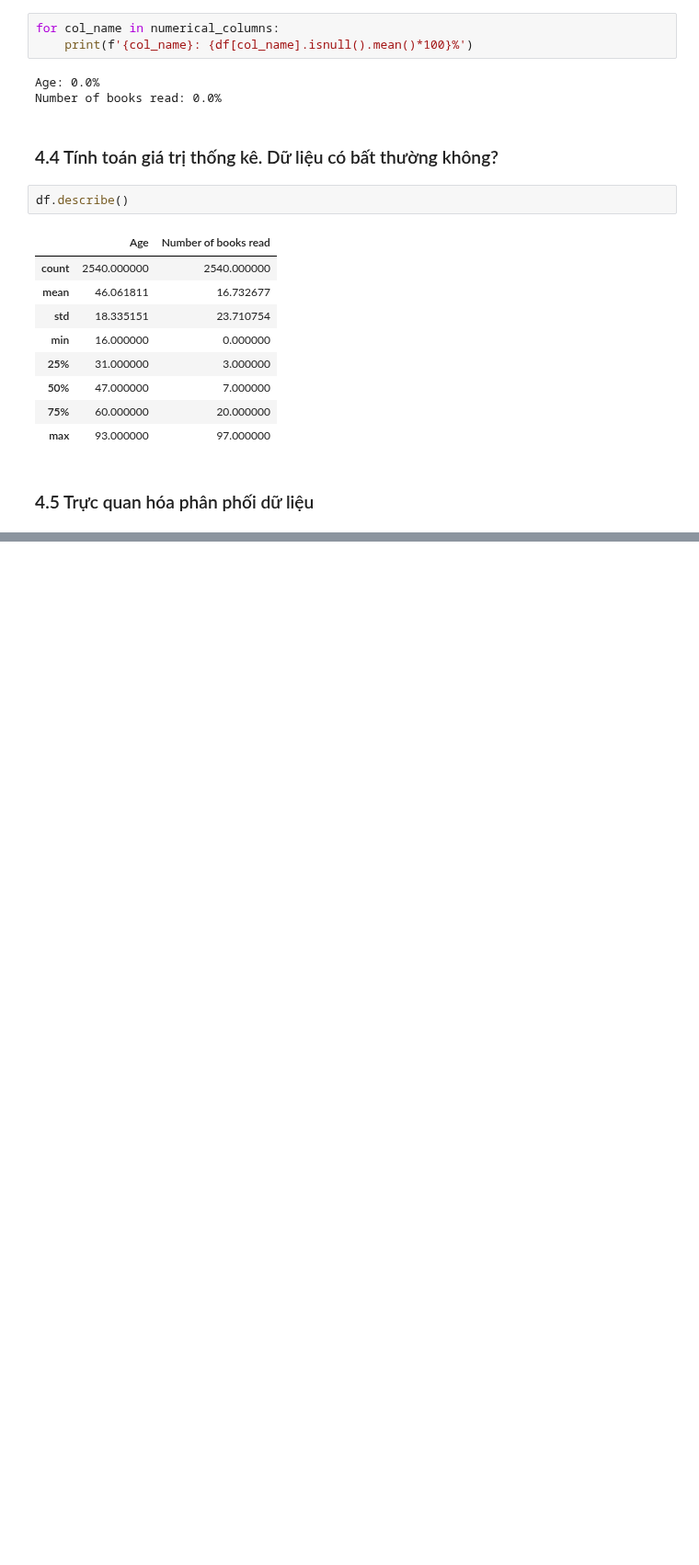
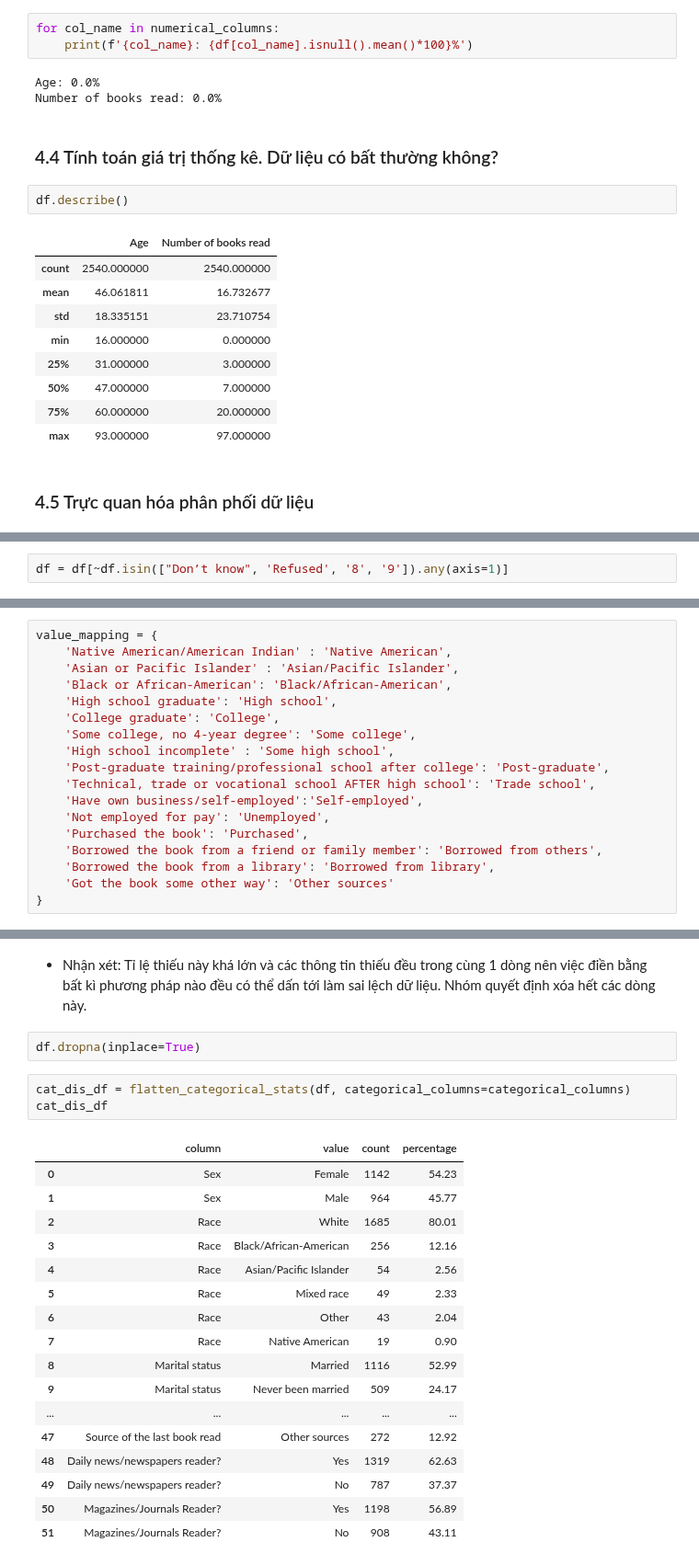
Before and after one commit to neyngnn/LTKHDL, a Jupyter notebook: DataPreprocessing.ipynb, the cells around one changed output, grey strips where cells are left out. Shown at 92% size. Cells and saved outputs as stored; diff of their text form; blank space fills up the shorter version.

```diff
--- a/DataPreprocessing.ipynb
+++ b/DataPreprocessing.ipynb
@@ -227,0 +310,2 @@ plt.show()
+# %%
+df = df[~df.isin(["Don’t know", 'Refused', '8', '9']).any(axis=1)]
@@ -227,0 +314,18 @@ plt.show()
+# %%
+value_mapping = {
+    'Native American/American Indian' : 'Native American',
+    'Asian or Pacific Islander' : 'Asian/Pacific Islander',
+    'Black or African-American': 'Black/African-American',
+    'High school graduate': 'High school',
+    'College graduate': 'College',
+    'Some college, no 4-year degree': 'Some college',
+    'High school incomplete' : 'Some high school',
+    'Post-graduate training/professional school after college': 'Post-graduate',
+    'Technical, trade or vocational school AFTER high school': 'Trade school',
+    'Have own business/self-employed':'Self-employed',
+    'Not employed for pay': 'Unemployed',
+    'Purchased the book': 'Purchased',
+    'Borrowed the book from a friend or family member': 'Borrowed from others',
+    'Borrowed the book from a library': 'Borrowed from library',
+    'Got the book some other way': 'Other sources'
+}
@@ -227,0 +352,25 @@ plt.show()
+# %% [markdown]
+- Nhận xét: Tỉ lệ thiếu này khá lớn và các thông tin thiếu đều trong cùng 1 dòng nên việc điền bằng bất kì phương pháp nào đều có thể dấn tới làm sai lệch dữ liệu. Nhóm quyết định xóa hết các dòng này.
+# %%
+df.dropna(inplace=True)
+# %%
+cat_dis_df = flatten_categorical_stats(df, categorical_columns=categorical_columns)
+cat_dis_df
+# %% [output]
+|  | column | value | count | percentage |
+| 0 | Sex | Female | 1142 | 54.23 |
+| 1 | Sex | Male | 964 | 45.77 |
+| 2 | Race | White | 1685 | 80.01 |
+| 3 | Race | Black/African-American | 256 | 12.16 |
+| 4 | Race | Asian/Pacific Islander | 54 | 2.56 |
+| 5 | Race | Mixed race | 49 | 2.33 |
+| 6 | Race | Other | 43 | 2.04 |
+| 7 | Race | Native American | 19 | 0.90 |
+| 8 | Marital status | Married | 1116 | 52.99 |
+| 9 | Marital status | Never been married | 509 | 24.17 |
+| ... | ... | ... | ... | ... |
+| 47 | Source of the last book read | Other sources | 272 | 12.92 |
+| 48 | Daily news/newspapers reader? | Yes | 1319 | 62.63 |
+| 49 | Daily news/newspapers reader? | No | 787 | 37.37 |
+| 50 | Magazines/Journals Reader? | Yes | 1198 | 56.89 |
+| 51 | Magazines/Journals Reader? | No | 908 | 43.11 |
```
Also changed, not shown: parts of 19 cells of this notebook, 1 other file.
